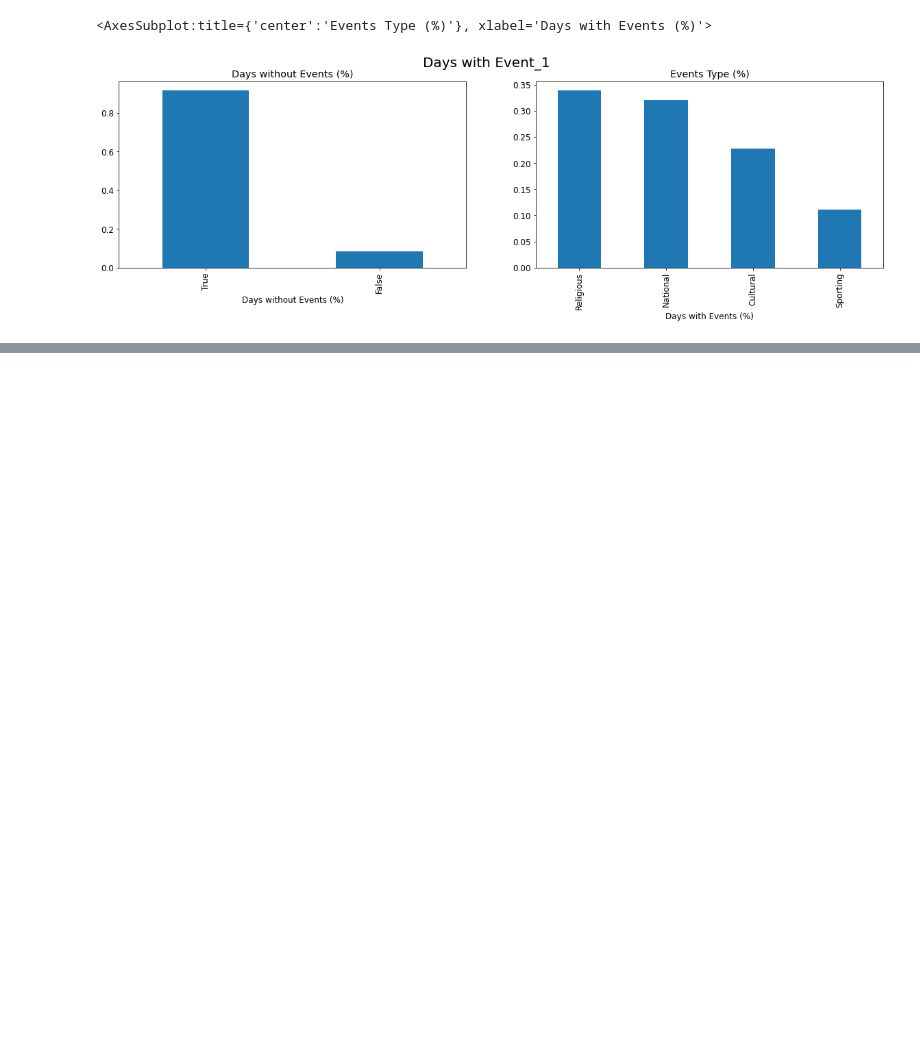
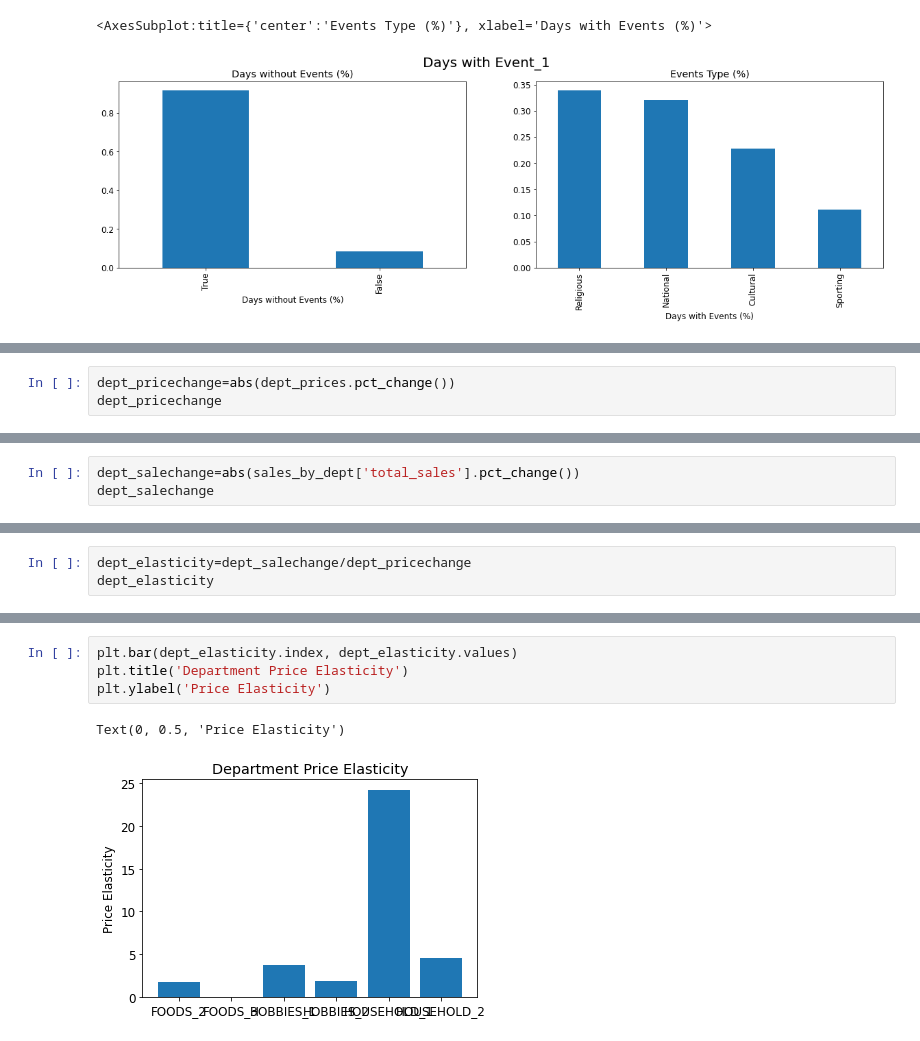
Before and after one commit to janiceivana/DS_05, a Jupyter notebook: New Data Analysis.ipynb, the cells around one changed output, grey strips where cells are left out. Cells and saved outputs as stored; diff of their text form; blank space fills up the shorter version.

```diff
--- a/New Data Analysis.ipynb
+++ b/New Data Analysis.ipynb
@@ -794,0 +896,3 @@ calendar["event_name_2"].value_counts(normalize=True)\
+# %%
+dept_pricechange=abs(dept_prices.pct_change())
+dept_pricechange
@@ -794,0 +909,3 @@ calendar["event_name_2"].value_counts(normalize=True)\
+# %%
+dept_salechange=abs(sales_by_dept['total_sales'].pct_change())
+dept_salechange
@@ -794,0 +922,3 @@ calendar["event_name_2"].value_counts(normalize=True)\
+# %%
+dept_elasticity=dept_salechange/dept_pricechange
+dept_elasticity
@@ -794,0 +935,7 @@ calendar["event_name_2"].value_counts(normalize=True)\
+# %%
+plt.bar(dept_elasticity.index, dept_elasticity.values)
+plt.title('Department Price Elasticity')
+plt.ylabel('Price Elasticity')
+# %% [output]
+Text(0, 0.5, 'Price Elasticity')
+[figure, added]
```
Also changed, not shown: parts of 24 cells of this notebook.
